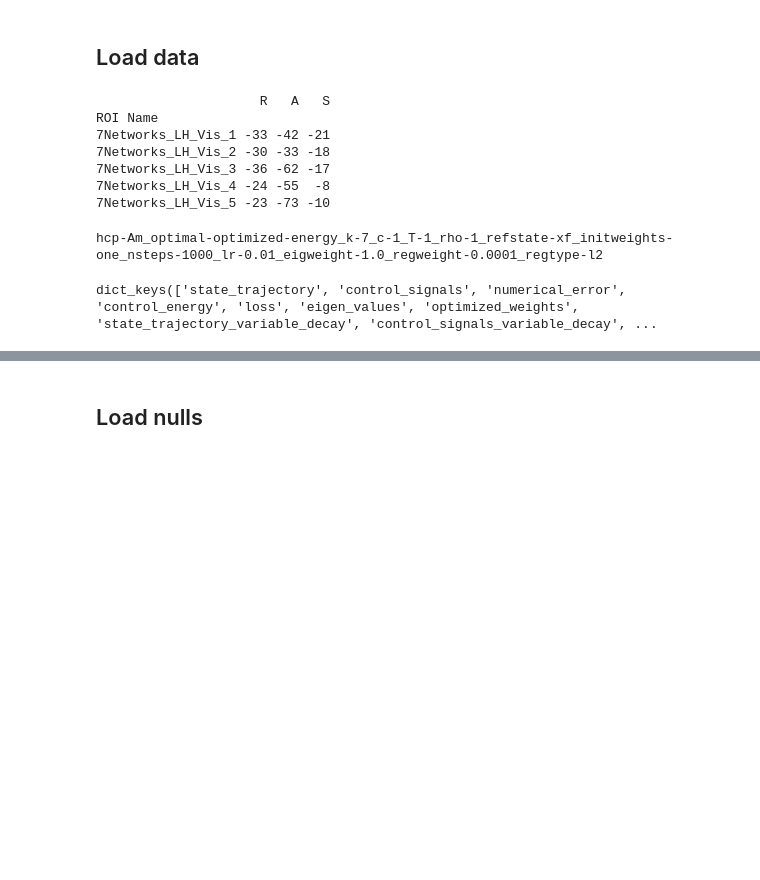
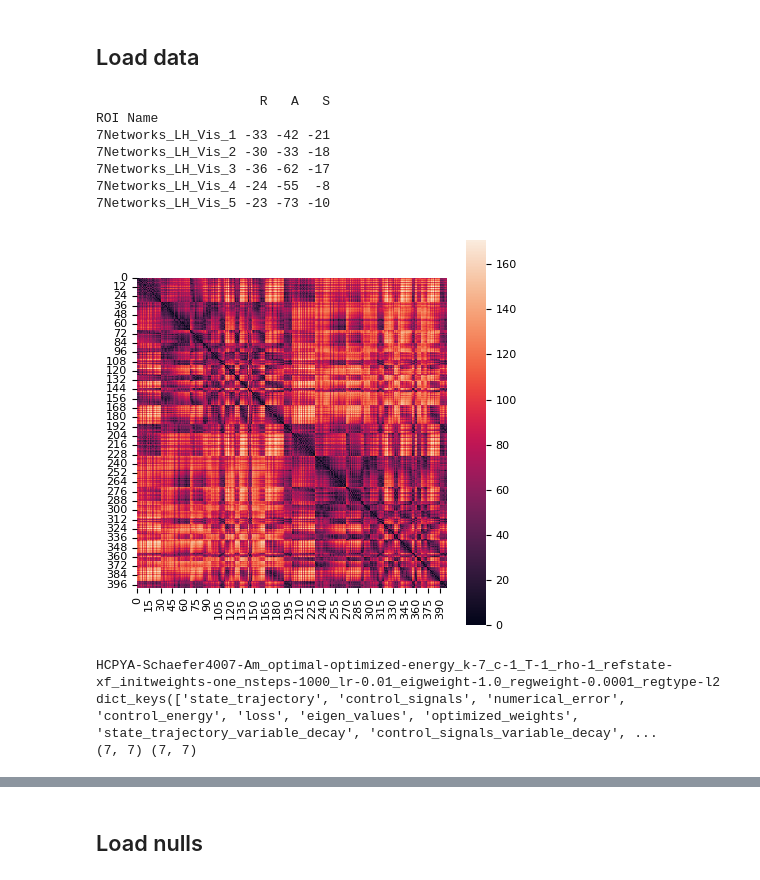
Before and after one commit to LindenParkesLab/nct_xr, a Jupyter notebook: scripts/results_optimized_control_energy.ipynb, the cells around one changed output, grey strips where cells are left out. Cells and saved outputs as stored; diff of their text form; code cells hidden in the pictures; blank space fills up the shorter version.

```diff
--- a/scripts/results_optimized_control_energy.ipynb
+++ b/scripts/results_optimized_control_energy.ipynb
@@ -41,24 +34,58 @@ fmri_concat_subjidx = np.load(os.path.join(outdir, 'fmri_clusters_fmri_concat_su
+# %%
+# directory where data is stored
+indir = '/home/lindenmp/research_projects/nct_xr/data'
+which_data = 'HCPYA'
+# which_data = 'MICS'
+# which_data = 'mouse'
+outdir = '/home/lindenmp/research_projects/nct_xr/results/{0}'.format(which_data)
+
+atlas = 'Schaefer4007'
+if which_data == 'mouse':
+    atlas = 'cortex'
+
+if atlas == 'Schaefer4007':
+    n_parcels = 400
+elif atlas == 'Schaefer2007':
+    n_parcels = 200
+elif atlas == 'Schaefer1007':
+    n_parcels = 100
+elif atlas == 'cortex':
+    n_parcels = 43
 # %%
 # extract cluster centers. These represent dominant patterns of recurrent activity over time
-parc_centroids = pd.read_csv(os.path.join(indir, 'schaefer400-7_centroids.csv'), index_col=0)
-print(parc_centroids.head())
+if which_data == 'HCPYA' or which_data == 'MICS':
+    parc_centroids = pd.read_csv(os.path.join(indir, 'Schaefer2018_{0}Parcels_7Networks_order_FSLMNI152_1mm.Centroid_RAS.csv'.format(n_parcels)), index_col=1)
+    parc_centroids.drop(columns=['ROI Label'], inplace=True)
+    print(parc_centroids.head())
 
-distance_matrix = distance.pdist(
-    parc_centroids, "euclidean"
-)  # get euclidean distances between nodes
-distance_matrix = distance.squareform(distance_matrix)  # reshape to square matrix
+if which_data != 'mouse':
+    distance_matrix = distance.pdist(
+        parc_centroids, "euclidean"
+    )  # get euclidean distances between nodes
+    distance_matrix = distance.squareform(distance_matrix)  # reshape to square matrix
+
+    f, ax = plt.subplots(figsize=(5, 5))
+    sns.heatmap(distance_matrix, ax=ax, square=True)
+    plt.show()
 # %% [output]
                      R   A   S
 ROI Name
 7Networks_LH_Vis_1 -33 -42 -21
 7Networks_LH_Vis_2 -30 -33 -18
 7Networks_LH_Vis_3 -36 -62 -17
 7Networks_LH_Vis_4 -24 -55  -8
 7Networks_LH_Vis_5 -23 -73 -10
+[figure, added]
 # %%
-file_prefix = 'hcp-Am_optimal-'
+file_prefix = '{0}-{1}-Am_optimal-'.format(which_data, atlas)
 
-n_states = 7
+if which_data == 'HCPYA':
+    n_states = 7
+elif which_data == 'MICS':
+    n_states = 5
+elif which_data == 'mouse':
+    n_states = 6
+
 c = 1
 time_horizon = 1
 rho = 1
@@ -77,8 +104,15 @@ file_str = '{0}optimized-energy_k-{1}_c-{2}_T-{3}_rho-{4}_refstate-{5}_initweigh
                                                                                                                                                             n_steps, lr, eig_weight, reg_weight, reg_type)
 print(file_str)
 log_args = np.load(os.path.join(outdir, file_str + '.npy'), allow_pickle=True).item()
-log_args.keys()
+# log_args = np.load(os.path.join(outdir, 'multi', file_str + '.npy'), allow_pickle=True).item()
+
+control_energy_static_decay = log_args['control_energy_static_decay']
+control_energy_variable_decay = log_args['control_energy_variable_decay']
+
+print(log_args.keys())
+print(control_energy_static_decay.shape, control_energy_variable_decay.shape)
 # %% [output]
-hcp-Am_optimal-optimized-energy_k-7_c-1_T-1_rho-1_refstate-xf_initweights-one_nsteps-1000_lr-0.01_eigweight-1.0_regweight-0.0001_regtype-l2
+HCPYA-Schaefer4007-Am_optimal-optimized-energy_k-7_c-1_T-1_rho-1_refstate-xf_initweights-one_nsteps-1000_lr-0.01_eigweight-1.0_regweight-0.0001_regtype-l2
+dict_keys(['state_trajectory', 'control_signals', 'numerical_error', 'control_energy', 'loss', 'eigen_values', 'optimized_weights', 'state_trajectory_variable_decay', 'control_signals_variable_decay', ...
+(7, 7) (7, 7)
-dict_keys(['state_trajectory', 'control_signals', 'numerical_error', 'control_energy', 'loss', 'eigen_values', 'optimized_weights', 'state_trajectory_variable_decay', 'control_signals_variable_decay', ...
 # %%
```
Also changed, not shown: parts of 27 cells of this notebook.
